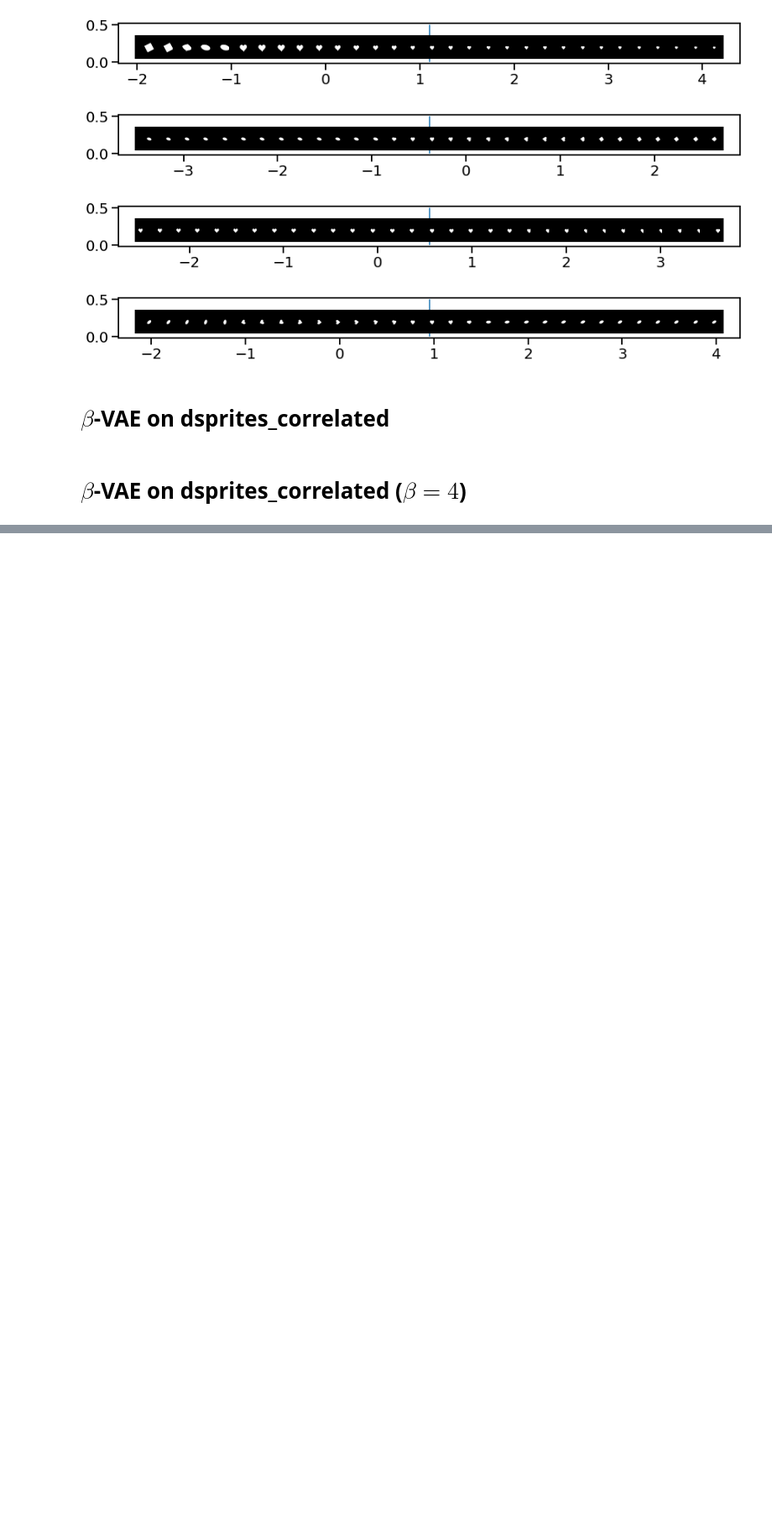
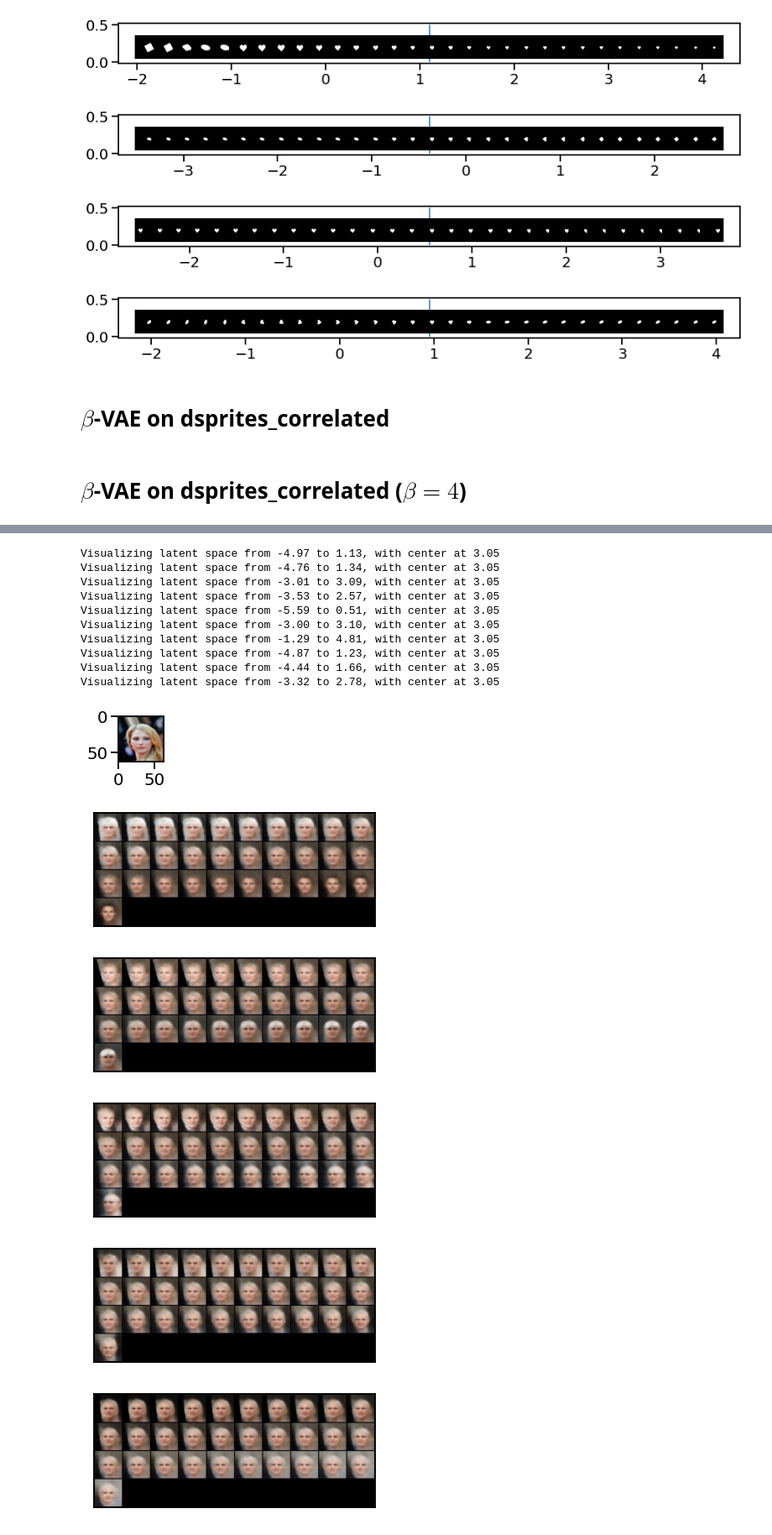
Before and after one commit to muhammadyaseen/vae-disentanglement, a Jupyter notebook: Latent Encoding Investigaton.ipynb, the cells around one changed output, grey strips where cells are left out. Shown at 84% size. Saved outputs shown, nothing was run; the diff lists cells and outputs as text; code cells hidden in the pictures; blank space fills up the shorter version.

```diff
--- a/Latent Encoding Investigaton.ipynb
+++ b/Latent Encoding Investigaton.ipynb
@@ -973,0 +984,29 @@ Visualizing latent space from -3.63 to 2.47, with center at 3.05
+# %%
+anchor_image = dsprites_corr_datasetb4.__getitem__(200)[0]
+fig, ax = plt.subplots(figsize=(1,1))
+ax.imshow(anchor_image.permute(1,2,0), cmap='gray')
+anchor_image = anchor_image.unsqueeze(0).to(curr_dev)
+
+dims_to_traverse = range(z1_dim)
+for d in dims_to_traverse:
+
+    show_traversal_images(model_dsprites_corrb4, anchor_image, limit=2,
+                          interp_step=1/5, dim=d, mode='relative',
+                          layer_to_explore='z1', model_type='laddervae')
+# %% [output]
+Visualizing latent space from -4.97 to 1.13, with center at 3.05
+Visualizing latent space from -4.76 to 1.34, with center at 3.05
+Visualizing latent space from -3.01 to 3.09, with center at 3.05
+Visualizing latent space from -3.53 to 2.57, with center at 3.05
+Visualizing latent space from -5.59 to 0.51, with center at 3.05
+Visualizing latent space from -3.00 to 3.10, with center at 3.05
+Visualizing latent space from -1.29 to 4.81, with center at 3.05
+Visualizing latent space from -4.87 to 1.23, with center at 3.05
+Visualizing latent space from -4.44 to 1.66, with center at 3.05
+Visualizing latent space from -3.32 to 2.78, with center at 3.05
+[figure, added]
+[figure, added]
+[figure, added]
+[figure, added]
+[figure, added]
+[figure, added]
```
Also changed, not shown: parts of 10 cells of this notebook, 7 other files.
